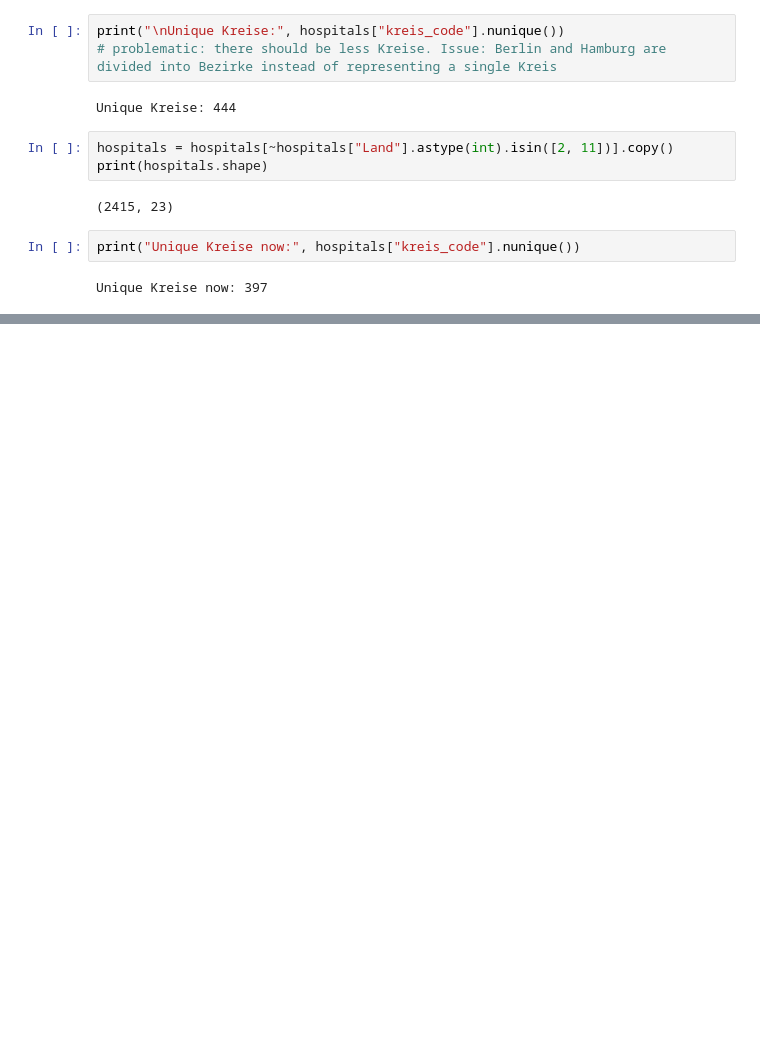
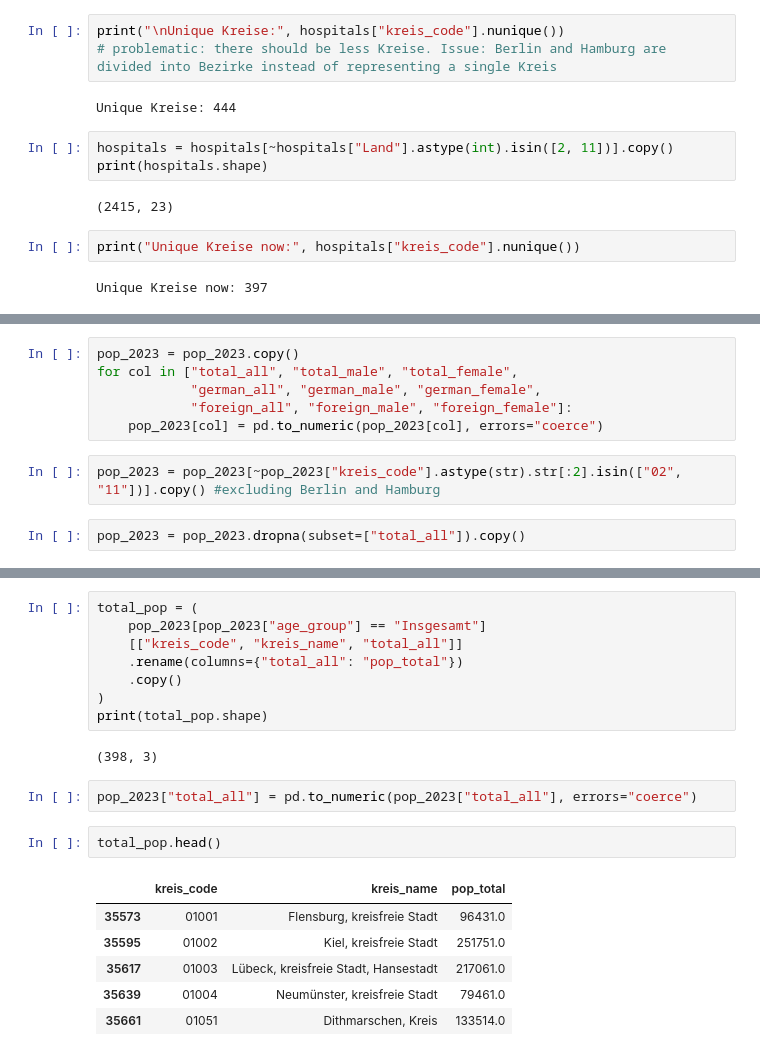
Before and after one commit to natan-sha/final-project, a Jupyter notebook: notebooks/main.ipynb, the cells around one changed output, grey strips where cells are left out. Drawn from its saved outputs; the diff is of its cells as text; blank space fills up the shorter version.

```diff
--- a/notebooks/main.ipynb
+++ b/notebooks/main.ipynb
@@ -256,0 +298,10 @@ Unique Kreise now: 397
+# %%
+pop_2023 = pop_2023.copy()
+for col in ["total_all", "total_male", "total_female",
+            "german_all", "german_male", "german_female",
+            "foreign_all", "foreign_male", "foreign_female"]:
+    pop_2023[col] = pd.to_numeric(pop_2023[col], errors="coerce")
+# %%
+pop_2023 = pop_2023[~pop_2023["kreis_code"].astype(str).str[:2].isin(["02", "11"])].copy() #excluding Berlin and Hamburg
+# %%
+pop_2023 = pop_2023.dropna(subset=["total_all"]).copy()
@@ -256,0 +347,21 @@ Unique Kreise now: 397
+# %%
+total_pop = (
+    pop_2023[pop_2023["age_group"] == "Insgesamt"]
+    [["kreis_code", "kreis_name", "total_all"]]
+    .rename(columns={"total_all": "pop_total"})
+    .copy()
+)
+print(total_pop.shape)
+# %% [output]
+(398, 3)
+# %%
+pop_2023["total_all"] = pd.to_numeric(pop_2023["total_all"], errors="coerce")
+# %%
+total_pop.head()
+# %% [output]
+|  | kreis_code | kreis_name | pop_total |
+| 35573 | 01001 | Flensburg, kreisfreie Stadt | 96431.0 |
+| 35595 | 01002 | Kiel, kreisfreie Stadt | 251751.0 |
+| 35617 | 01003 | Lübeck, kreisfreie Stadt, Hansestadt | 217061.0 |
+| 35639 | 01004 | Neumünster, kreisfreie Stadt | 79461.0 |
+| 35661 | 01051 | Dithmarschen, Kreis | 133514.0 |
```
Also changed, not shown: parts of 28 cells of this notebook, 3 other files.
